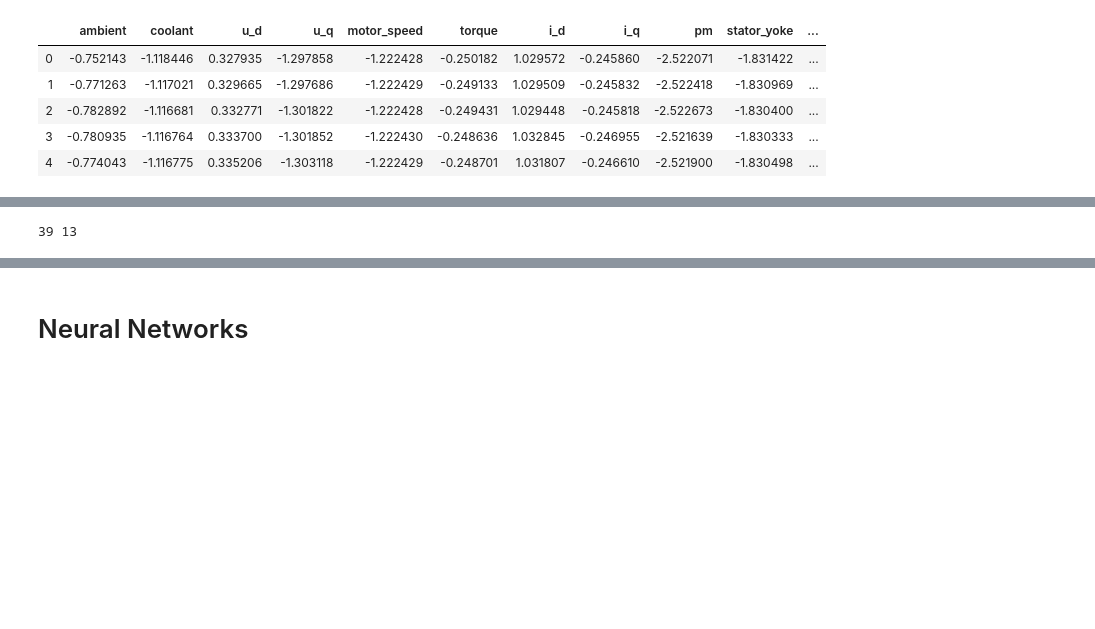
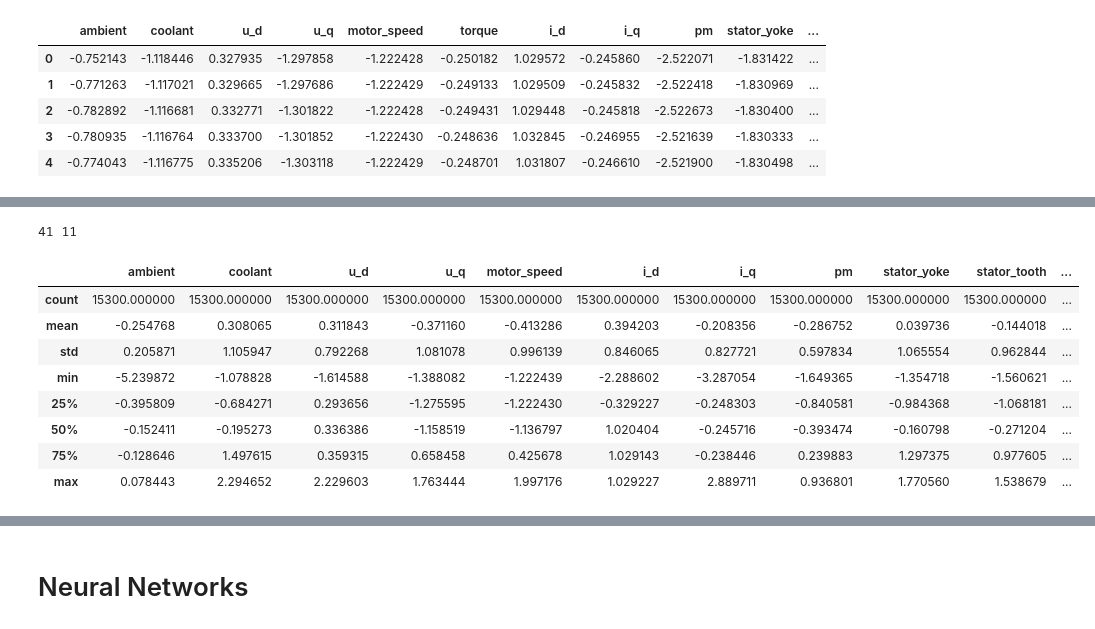
Before and after one commit to moiraghif/Electric-Motor-Temperature, a Jupyter notebook: Rete.ipynb, the cells around one changed output, grey strips where cells are left out. Drawn from its saved outputs; the diff is of its cells as text; code cells hidden in the pictures; blank space fills up the shorter version.

```diff
--- a/Rete.ipynb
+++ b/Rete.ipynb
@@ -37,9 +40,8 @@ DB.head()
 | 3 | -0.780935 | -1.116764 | 0.333700 | -1.301852 | -1.222430 | -0.248636 | 1.032845 | -0.246955 | -2.521639 | -1.830333 | ... |
 | 4 | -0.774043 | -1.116775 | 0.335206 | -1.303118 | -1.222429 | -0.248701 | 1.031807 | -0.246610 | -2.521900 | -1.830498 | ... |
 # %%
-TARGET = ["pm"]
-FEATURES = ["ambient", "coolant", "u_d", "u_q", "motor_speed", "i_d",
-            "i_q", "stator_yoke", "stator_tooth", "stator_winding"]
+TARGET = ["pm", "stator_yoke", "stator_tooth", "stator_winding"]
+FEATURES = ["ambient", "coolant", "u_d", "u_q", "motor_speed", "i_d", "i_q"]
 # %%
 plt.figure(figsize=(10, 5))
 plt.hist(list(map(len, DBs)))
@@ -49,6 +51,19 @@ plt.show()
 # %%
-train_ratio = int(len(DBs) * 0.75)
-TRAIN_SET, TEST_SET = DBs[0:train_ratio], DBs[train_ratio:]
+train_ratio = int(len(DBs) * 0.8)
+TRAIN_SET = [df[FEATURES + TARGET] for df in DBs[:train_ratio]]
+TEST_SET  = [df[FEATURES + TARGET] for df in DBs[train_ratio:]]
 print(len(TRAIN_SET), len(TEST_SET))
 # %% [output]
-39 13
+41 11
+# %%
+TRAIN_SET[0].describe()
+# %% [output]
+|  | ambient | coolant | u_d | u_q | motor_speed | i_d | i_q | pm | stator_yoke | stator_tooth | ... |
+| count | 15300.000000 | 15300.000000 | 15300.000000 | 15300.000000 | 15300.000000 | 15300.000000 | 15300.000000 | 15300.000000 | 15300.000000 | 15300.000000 | ... |
+| mean | -0.254768 | 0.308065 | 0.311843 | -0.371160 | -0.413286 | 0.394203 | -0.208356 | -0.286752 | 0.039736 | -0.144018 | ... |
+| std | 0.205871 | 1.105947 | 0.792268 | 1.081078 | 0.996139 | 0.846065 | 0.827721 | 0.597834 | 1.065554 | 0.962844 | ... |
+| min | -5.239872 | -1.078828 | -1.614588 | -1.388082 | -1.222439 | -2.288602 | -3.287054 | -1.649365 | -1.354718 | -1.560621 | ... |
+| 25% | -0.395809 | -0.684271 | 0.293656 | -1.275595 | -1.222430 | -0.329227 | -0.248303 | -0.840581 | -0.984368 | -1.068181 | ... |
+| 50% | -0.152411 | -0.195273 | 0.336386 | -1.158519 | -1.136797 | 1.020404 | -0.245716 | -0.393474 | -0.160798 | -0.271204 | ... |
+| 75% | -0.128646 | 1.497615 | 0.359315 | 0.658458 | 0.425678 | 1.029143 | -0.238446 | 0.239883 | 1.297375 | 0.977605 | ... |
+| max | 0.078443 | 2.294652 | 2.229603 | 1.763444 | 1.997176 | 1.029227 | 2.889711 | 0.936801 | 1.770560 | 1.538679 | ... |
```
Also changed, not shown: parts of 30 cells of this notebook, 2 other files.
